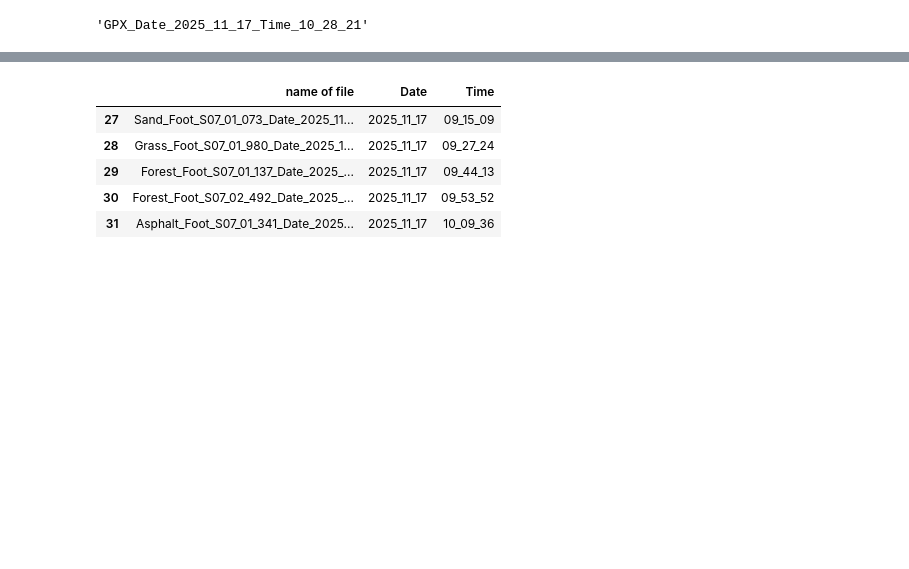
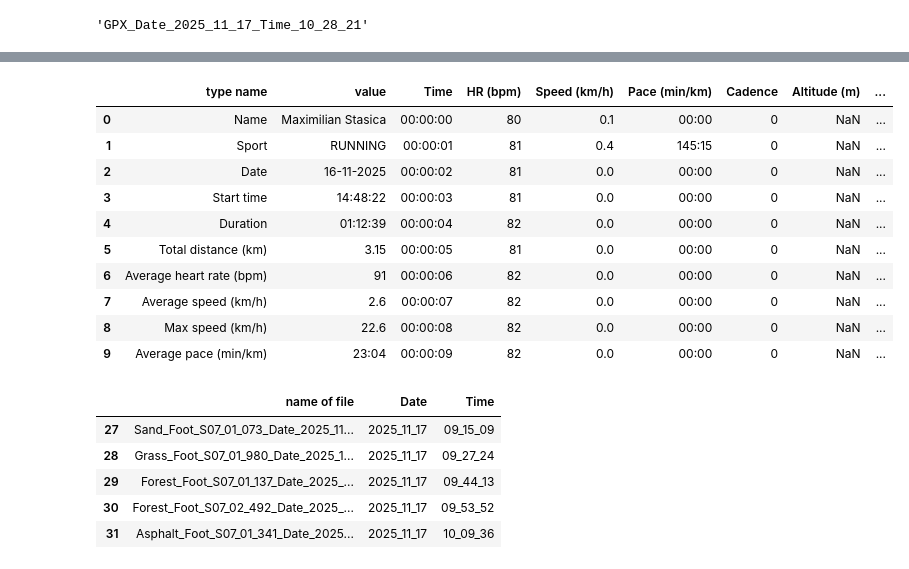
Before and after one commit to Mohsenmohebbi1993/Biomechanik, a Jupyter notebook: notebooks/2. Data and Clear Data.ipynb, the cells around one changed output, grey strips where cells are left out. Cells and saved outputs as stored; diff of their text form; code cells hidden in the pictures; blank space fills up the shorter version.

```diff
--- a/notebooks/2. Data and Clear Data.ipynb
+++ b/notebooks/2. Data and Clear Data.ipynb
@@ -537,3 +542,17 @@ name_Heartrate_df["df_name"].iloc[2]
+# %%
+Heartrate_Date_2025_11_16_Time_14_48_22.head(10)
+# %% [output]
+|  | type name | value | Time | HR (bpm) | Speed (km/h) | Pace (min/km) | Cadence | Altitude (m) | ... |
+| 0 | Name | Maximilian Stasica | 00:00:00 | 80 | 0.1 | 00:00 | 0 | NaN | ... |
+| 1 | Sport | RUNNING | 00:00:01 | 81 | 0.4 | 145:15 | 0 | NaN | ... |
+| 2 | Date | 16-11-2025 | 00:00:02 | 81 | 0.0 | 00:00 | 0 | NaN | ... |
+| 3 | Start time | 14:48:22 | 00:00:03 | 81 | 0.0 | 00:00 | 0 | NaN | ... |
+| 4 | Duration | 01:12:39 | 00:00:04 | 82 | 0.0 | 00:00 | 0 | NaN | ... |
+| 5 | Total distance (km) | 3.15 | 00:00:05 | 81 | 0.0 | 00:00 | 0 | NaN | ... |
+| 6 | Average heart rate (bpm) | 91 | 00:00:06 | 82 | 0.0 | 00:00 | 0 | NaN | ... |
+| 7 | Average speed (km/h) | 2.6 | 00:00:07 | 82 | 0.0 | 00:00 | 0 | NaN | ... |
+| 8 | Max speed (km/h) | 22.6 | 00:00:08 | 82 | 0.0 | 00:00 | 0 | NaN | ... |
+| 9 | Average pace (min/km) | 23:04 | 00:00:09 | 82 | 0.0 | 00:00 | 0 | NaN | ... |
 # %%
 name_foot_df[name_foot_df["Date"].eq("2025_11_17")]
 # %% [output]
```
Also changed, not shown: parts of 2 cells of this notebook.
